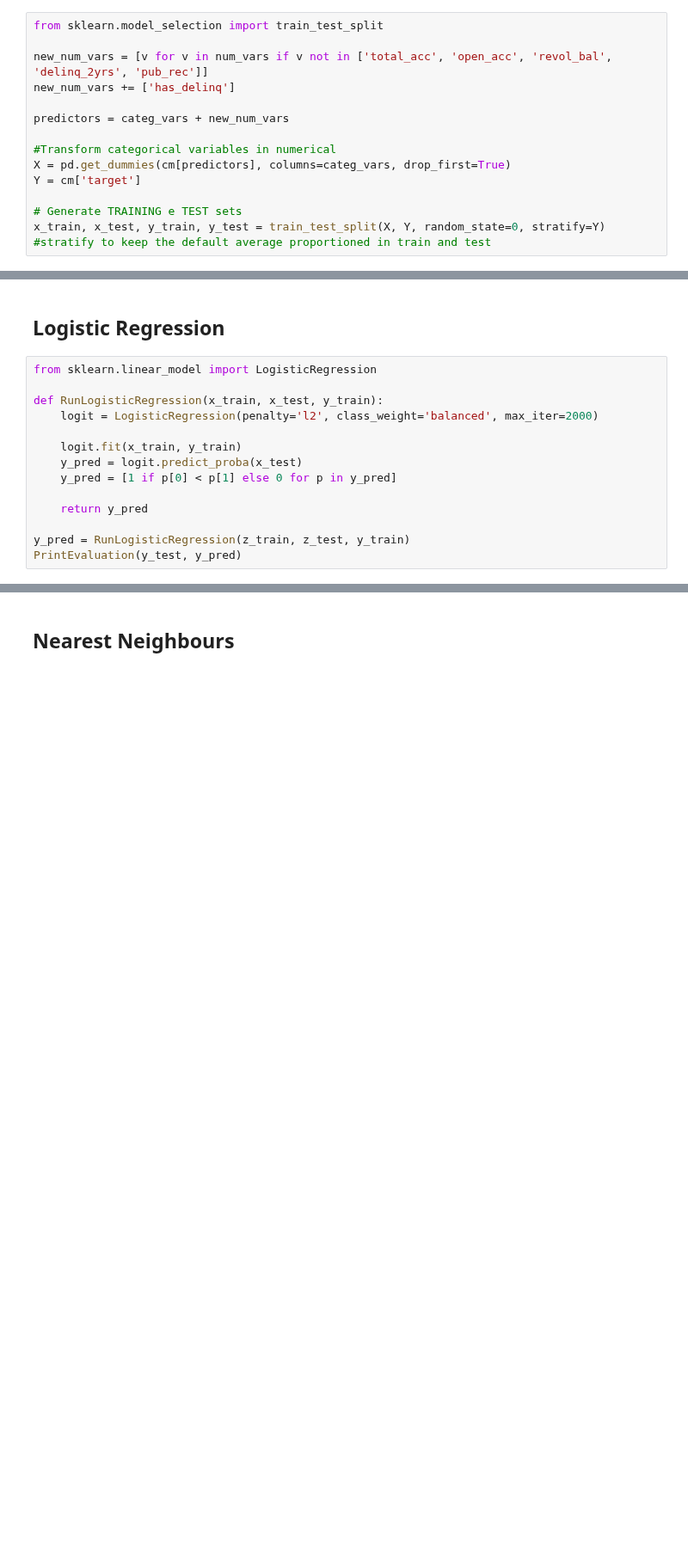
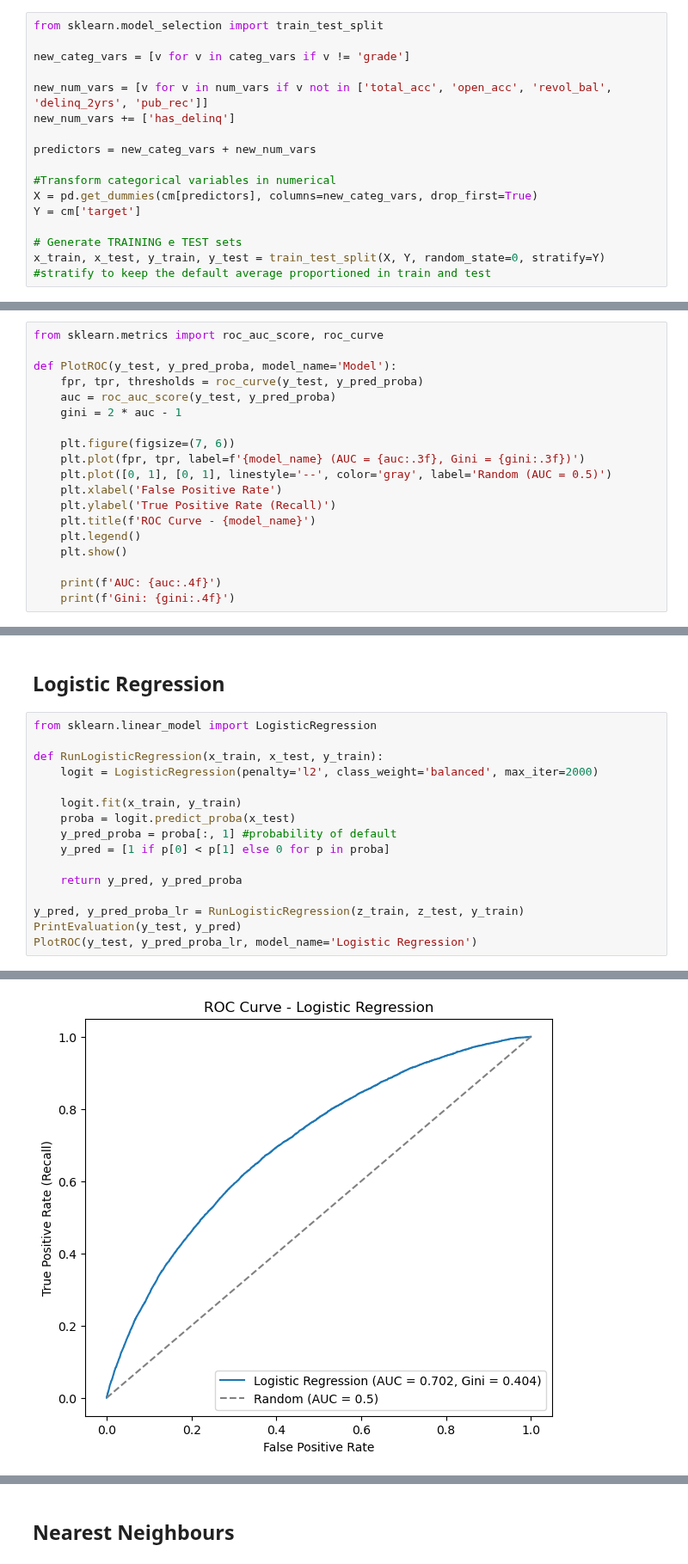
Before and after one commit to rossellagiorgio/CRA, a Jupyter notebook: Credit Risk Analysis.ipynb, the cells around one changed output, grey strips where cells are left out. Shown at 86% size. Drawn from its saved outputs; the diff is of its cells as text; blank space fills up the shorter version.

```diff
--- a/Credit Risk Analysis.ipynb
+++ b/Credit Risk Analysis.ipynb
@@ -198,13 +212,15 @@ For this reason, we discard 'has_pub_rec'.
 # %%
 from sklearn.model_selection import train_test_split
+
+new_categ_vars = [v for v in categ_vars if v != 'grade']
 
 new_num_vars = [v for v in num_vars if v not in ['total_acc', 'open_acc', 'revol_bal', 'delinq_2yrs', 'pub_rec']]
 new_num_vars += ['has_delinq']
 
-predictors = categ_vars + new_num_vars
+predictors = new_categ_vars + new_num_vars
 
 #Transform categorical variables in numerical
-X = pd.get_dummies(cm[predictors], columns=categ_vars, drop_first=True)
+X = pd.get_dummies(cm[predictors], columns=new_categ_vars, drop_first=True)
 Y = cm['target']
 
 # Generate TRAINING e TEST sets
@@ -226,3 +246,22 @@ def PrintEvaluation(y_test, y_pred):
+# %%
+from sklearn.metrics import roc_auc_score, roc_curve
+
+def PlotROC(y_test, y_pred_proba, model_name='Model'):
+    fpr, tpr, thresholds = roc_curve(y_test, y_pred_proba)
+    auc = roc_auc_score(y_test, y_pred_proba)
+    gini = 2 * auc - 1
+
+    plt.figure(figsize=(7, 6))
+    plt.plot(fpr, tpr, label=f'{model_name} (AUC = {auc:.3f}, Gini = {gini:.3f})')
+    plt.plot([0, 1], [0, 1], linestyle='--', color='gray', label='Random (AUC = 0.5)')
+    plt.xlabel('False Positive Rate')
+    plt.ylabel('True Positive Rate (Recall)')
+    plt.title(f'ROC Curve - {model_name}')
+    plt.legend()
+    plt.show()
+
+    print(f'AUC: {auc:.4f}')
+    print(f'Gini: {gini:.4f}')
 # %%
 #Check NaN values because Logistic Regression does not accept them
 print(x_train.isna().sum().sort_values(ascending=False))
@@ -293,11 +332,13 @@ def RunLogisticRegression(x_train, x_test, y_train):
     logit = LogisticRegression(penalty='l2', class_weight='balanced', max_iter=2000)
 
     logit.fit(x_train, y_train)
-    y_pred = logit.predict_proba(x_test)
-    y_pred = [1 if p[0] < p[1] else 0 for p in y_pred]
+    proba = logit.predict_proba(x_test)
+    y_pred_proba = proba[:, 1] #probability of default
+    y_pred = [1 if p[0] < p[1] else 0 for p in proba]
 
-    return y_pred
+    return y_pred, y_pred_proba
 
-y_pred = RunLogisticRegression(z_train, z_test, y_train)
+y_pred, y_pred_proba_lr = RunLogisticRegression(z_train, z_test, y_train)
 PrintEvaluation(y_test, y_pred)
+PlotROC(y_test, y_pred_proba_lr, model_name='Logistic Regression')
 # %% [output]
@@ -318,0 +360 @@ CM: [[33151 19277]
+[figure, added]
```
Also changed, not shown: parts of 12 cells of this notebook.
